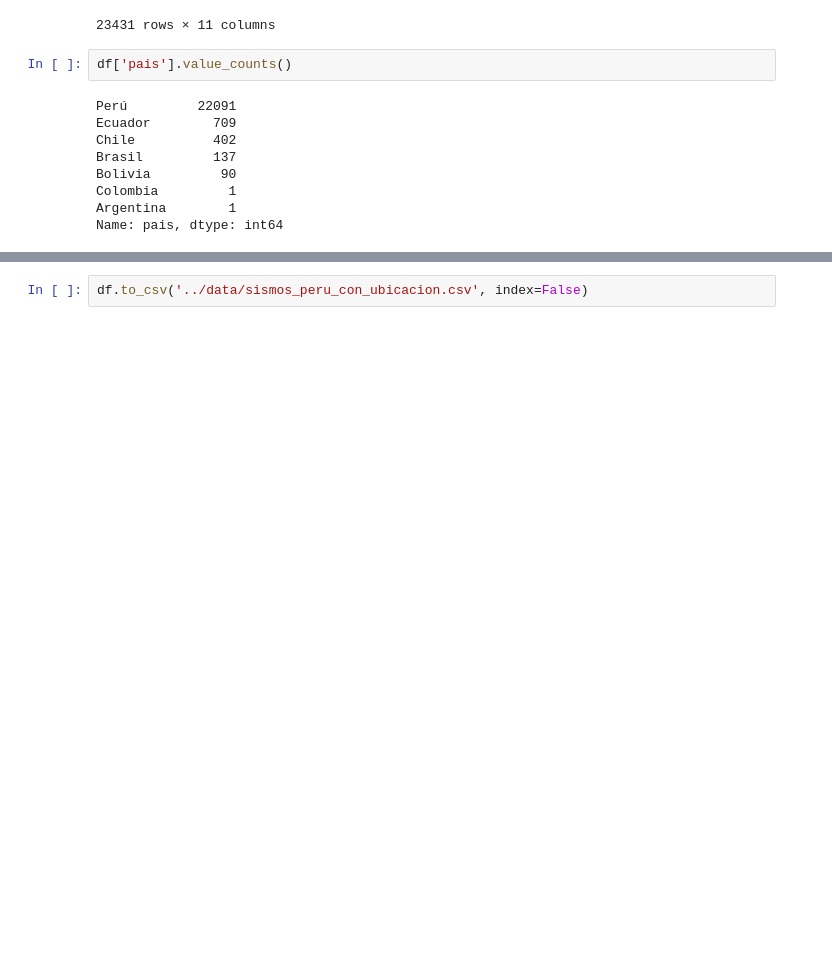
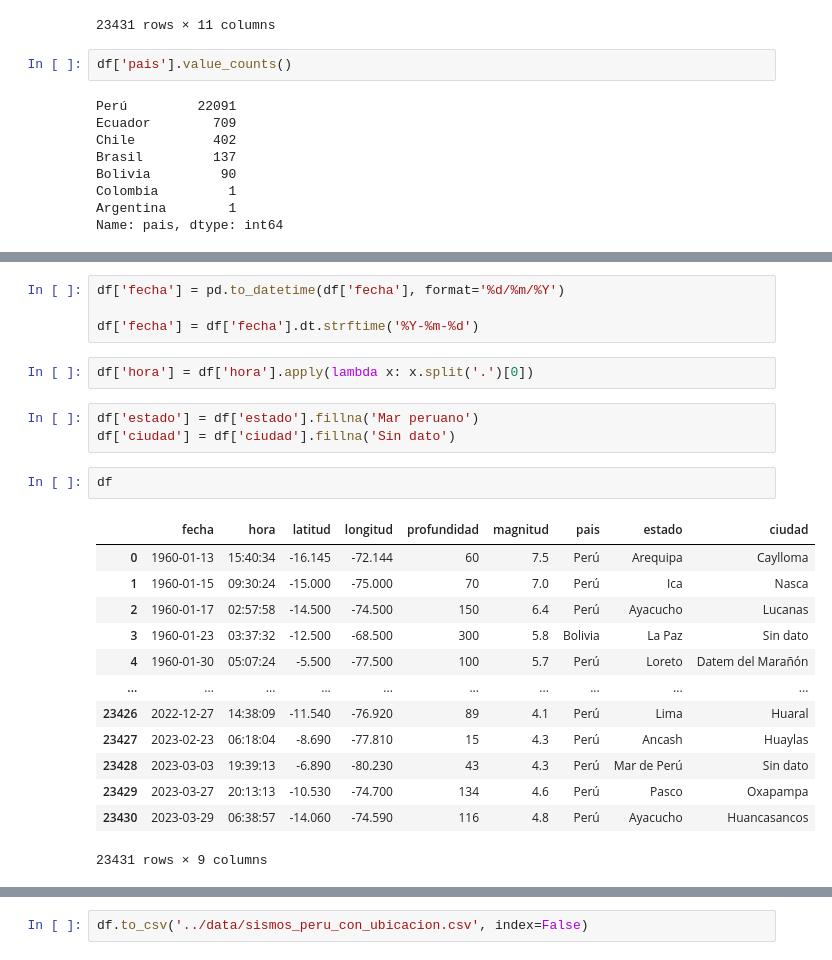
Before and after one commit to HugoGT/PF-Data-Science, a Jupyter notebook: ETL/Peru_ETL.ipynb, the cells around one changed output, grey strips where cells are left out. Cells and saved outputs as stored; diff of their text form; blank space fills up the shorter version.

```diff
--- a/ETL/Peru_ETL.ipynb
+++ b/ETL/Peru_ETL.ipynb
@@ -136,0 +165,25 @@ Name: pais, dtype: int64
+# %%
+df['fecha'] = pd.to_datetime(df['fecha'], format='%d/%m/%Y')
+
+df['fecha'] = df['fecha'].dt.strftime('%Y-%m-%d')
+# %%
+df['hora'] = df['hora'].apply(lambda x: x.split('.')[0])
+# %%
+df['estado'] = df['estado'].fillna('Mar peruano')
+df['ciudad'] = df['ciudad'].fillna('Sin dato')
+# %%
+df
+# %% [output]
+|  | fecha | hora | latitud | longitud | profundidad | magnitud | pais | estado | ciudad |
+| 0 | 1960-01-13 | 15:40:34 | -16.145 | -72.144 | 60 | 7.5 | Perú | Arequipa | Caylloma |
+| 1 | 1960-01-15 | 09:30:24 | -15.000 | -75.000 | 70 | 7.0 | Perú | Ica | Nasca |
+| 2 | 1960-01-17 | 02:57:58 | -14.500 | -74.500 | 150 | 6.4 | Perú | Ayacucho | Lucanas |
+| 3 | 1960-01-23 | 03:37:32 | -12.500 | -68.500 | 300 | 5.8 | Bolivia | La Paz | Sin dato |
+| 4 | 1960-01-30 | 05:07:24 | -5.500 | -77.500 | 100 | 5.7 | Perú | Loreto | Datem del Marañón |
+| ... | ... | ... | ... | ... | ... | ... | ... | ... | ... |
+| 23426 | 2022-12-27 | 14:38:09 | -11.540 | -76.920 | 89 | 4.1 | Perú | Lima | Huaral |
+| 23427 | 2023-02-23 | 06:18:04 | -8.690 | -77.810 | 15 | 4.3 | Perú | Ancash | Huaylas |
+| 23428 | 2023-03-03 | 19:39:13 | -6.890 | -80.230 | 43 | 4.3 | Perú | Mar de Perú | Sin dato |
+| 23429 | 2023-03-27 | 20:13:13 | -10.530 | -74.700 | 134 | 4.6 | Perú | Pasco | Oxapampa |
+| 23430 | 2023-03-29 | 06:38:57 | -14.060 | -74.590 | 116 | 4.8 | Perú | Ayacucho | Huancasancos |
+23431 rows × 9 columns
```
Also changed, not shown: parts of 3 cells of this notebook, 1 other file.
